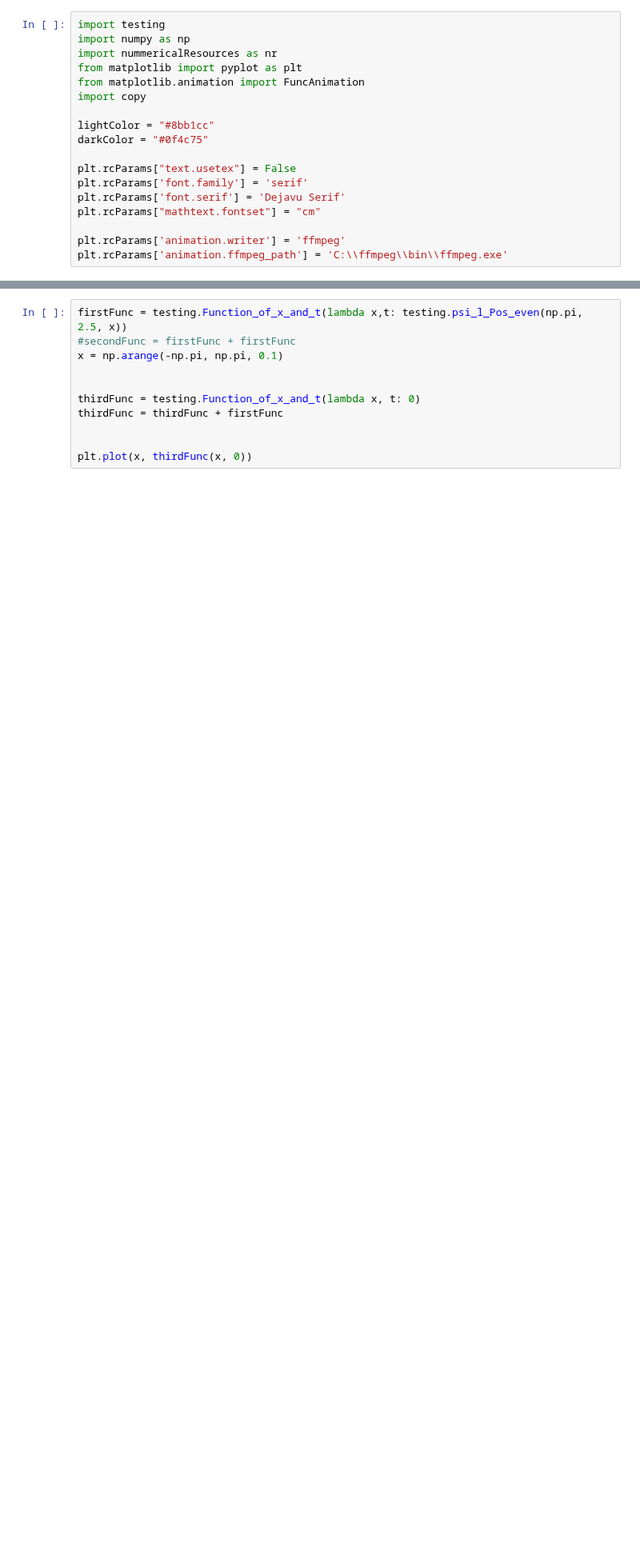
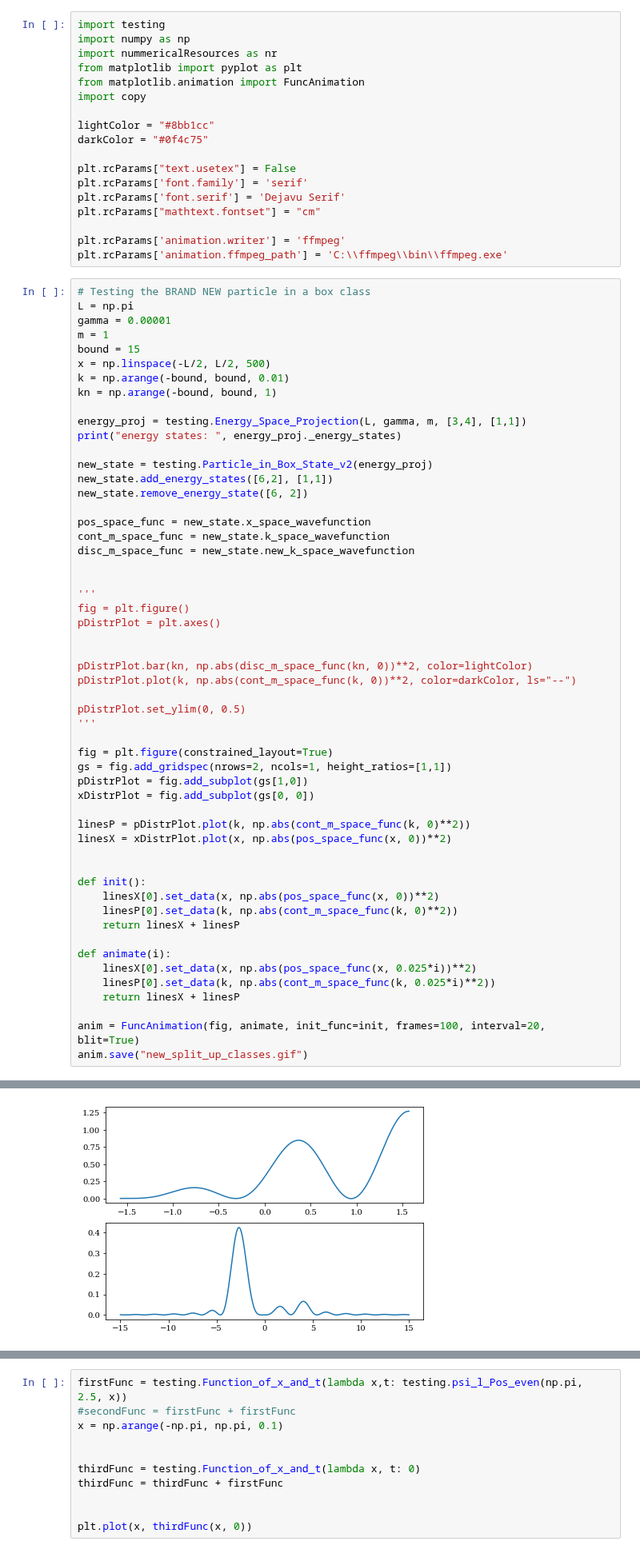
Before and after one commit to wyssard/Particle_in_a_Box, a Jupyter notebook: test_testing.ipynb, the cells around one changed output, grey strips where cells are left out. Shown at 80% size. Saved outputs shown, nothing was run; the diff lists cells and outputs as text; blank space fills up the shorter version.

```diff
--- a/test_testing.ipynb
+++ b/test_testing.ipynb
@@ -16,3 +16,58 @@ plt.rcParams["mathtext.fontset"] = "cm"
 
 plt.rcParams['animation.writer'] = 'ffmpeg'
 plt.rcParams['animation.ffmpeg_path'] = 'C:\\ffmpeg\\bin\\ffmpeg.exe'
+# %%
+# Testing the BRAND NEW particle in a box class
+L = np.pi
+gamma = 0.00001
+m = 1
+bound = 15
+x = np.linspace(-L/2, L/2, 500)
+k = np.arange(-bound, bound, 0.01)
+kn = np.arange(-bound, bound, 1)
+
+energy_proj = testing.Energy_Space_Projection(L, gamma, m, [3,4], [1,1])
+print("energy states: ", energy_proj._energy_states)
+
+new_state = testing.Particle_in_Box_State_v2(energy_proj)
+new_state.add_energy_states([6,2], [1,1])
+new_state.remove_energy_state([6, 2])
+
+pos_space_func = new_state.x_space_wavefunction
+cont_m_space_func = new_state.k_space_wavefunction
+disc_m_space_func = new_state.new_k_space_wavefunction
+
+
+'''
+fig = plt.figure()
+pDistrPlot = plt.axes()
+
+
+pDistrPlot.bar(kn, np.abs(disc_m_space_func(kn, 0))**2, color=lightColor)
+pDistrPlot.plot(k, np.abs(cont_m_space_func(k, 0))**2, color=darkColor, ls="--")
+
+pDistrPlot.set_ylim(0, 0.5)
+'''
+
+fig = plt.figure(constrained_layout=True)
+gs = fig.add_gridspec(nrows=2, ncols=1, height_ratios=[1,1])
+pDistrPlot = fig.add_subplot(gs[1,0])
+xDistrPlot = fig.add_subplot(gs[0, 0])
+
+linesP = pDistrPlot.plot(k, np.abs(cont_m_space_func(k, 0)**2))
+linesX = xDistrPlot.plot(x, np.abs(pos_space_func(x, 0))**2)
+
+
+def init():
+    linesX[0].set_data(x, np.abs(pos_space_func(x, 0))**2)
+    linesP[0].set_data(k, np.abs(cont_m_space_func(k, 0)**2))
+    return linesX + linesP
+
+def animate(i):
+    linesX[0].set_data(x, np.abs(pos_space_func(x, 0.025*i))**2)
+    linesP[0].set_data(k, np.abs(cont_m_space_func(k, 0.025*i)**2))
+    return linesX + linesP
+
+anim = FuncAnimation(fig, animate, init_func=init, frames=100, interval=20, blit=True)
+anim.save("new_split_up_classes.gif")
+# %% [output]
@@ -19 +83,2 @@ plt.rcParams['animation.ffmpeg_path'] = 'C:\\ffmpeg\\bin\\ffmpeg.exe'
+[figure, added]
 # %%
```
Also changed, not shown: parts of 2 cells of this notebook, 3 other files.
